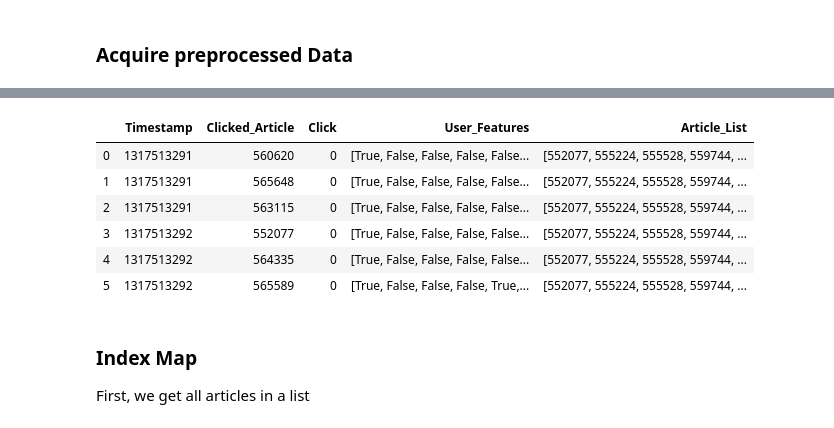
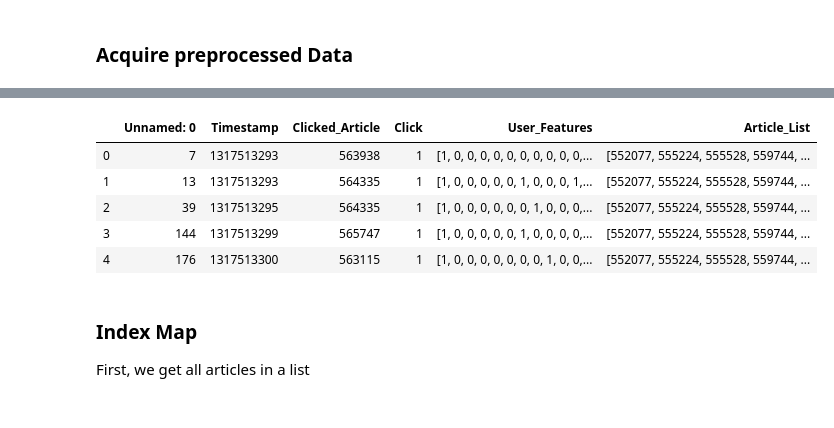
Before and after one commit to marlesson/meta-bandit-selector, a Jupyter notebook: notebooks/meta-bandit-sample/SetupMostPop.ipynb, the cells around one changed output, grey strips where cells are left out. Drawn from its saved outputs; the diff is of its cells as text; code cells hidden in the pictures.

```diff
--- a/notebooks/meta-bandit-sample/SetupMostPop.ipynb
+++ b/notebooks/meta-bandit-sample/SetupMostPop.ipynb
@@ -19,0 +22,3 @@ df = preprocess("Sample")
+# %%
+df = read_sample("/media/backup/datasets/yahoo/yahoo_dataset_clicked.csv", p=1)
+df.head()
@@ -20,13 +32,21 @@ df = preprocess("Sample")
+# %%
+import re
+def literal_eval(element):
+    if isinstance(element, str):
+        return ast.literal_eval(re.sub('\s+',',',element))
+    return element
+
+df['User_Features'] = df['User_Features'].apply(literal_eval)
+df['Article_List'] = df['Article_List'].apply(literal_eval)
 # %%
-df.head(6)
+df.head()
 # %% [output]
-|  | Timestamp | Clicked_Article | Click | User_Features | Article_List |
-| 0 | 1317513291 | 560620 | 0 | [True, False, False, False, False... | [552077, 555224, 555528, 559744, ... |
-| 1 | 1317513291 | 565648 | 0 | [True, False, False, False, False... | [552077, 555224, 555528, 559744, ... |
-| 2 | 1317513291 | 563115 | 0 | [True, False, False, False, False... | [552077, 555224, 555528, 559744, ... |
-| 3 | 1317513292 | 552077 | 0 | [True, False, False, False, False... | [552077, 555224, 555528, 559744, ... |
-| 4 | 1317513292 | 564335 | 0 | [True, False, False, False, False... | [552077, 555224, 555528, 559744, ... |
-| 5 | 1317513292 | 565589 | 0 | [True, False, False, False, True,... | [552077, 555224, 555528, 559744, ... |
+|  | Unnamed: 0 | Timestamp | Clicked_Article | Click | User_Features | Article_List |
+| 0 | 7 | 1317513293 | 563938 | 1 | [1, 0, 0, 0, 0, 0, 0, 0, 0, 0, 0,... | [552077, 555224, 555528, 559744, ... |
+| 1 | 13 | 1317513293 | 564335 | 1 | [1, 0, 0, 0, 0, 0, 1, 0, 0, 0, 1,... | [552077, 555224, 555528, 559744, ... |
+| 2 | 39 | 1317513295 | 564335 | 1 | [1, 0, 0, 0, 0, 0, 0, 1, 0, 0, 0,... | [552077, 555224, 555528, 559744, ... |
+| 3 | 144 | 1317513299 | 565747 | 1 | [1, 0, 0, 0, 0, 0, 1, 0, 0, 0, 0,... | [552077, 555224, 555528, 559744, ... |
+| 4 | 176 | 1317513300 | 563115 | 1 | [1, 0, 0, 0, 0, 0, 0, 0, 1, 0, 0,... | [552077, 555224, 555528, 559744, ... |
 # %% [markdown]
 ### Index Map
 
```
Also changed, not shown: parts of 10 cells of this notebook, 14 other files.
